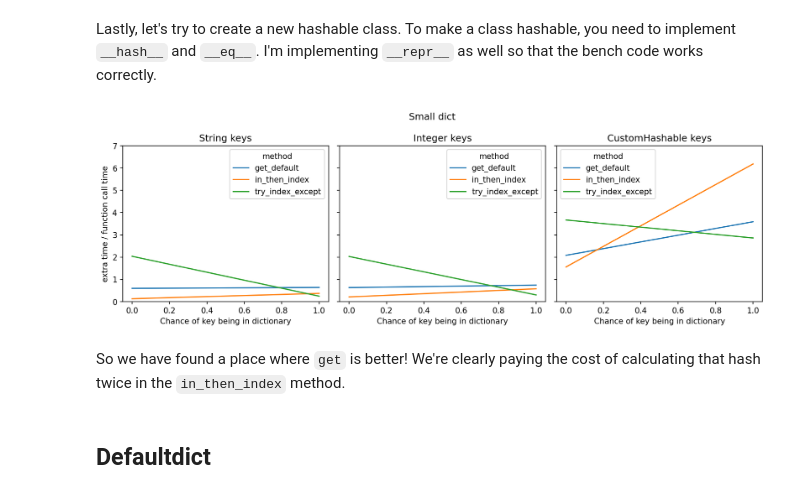
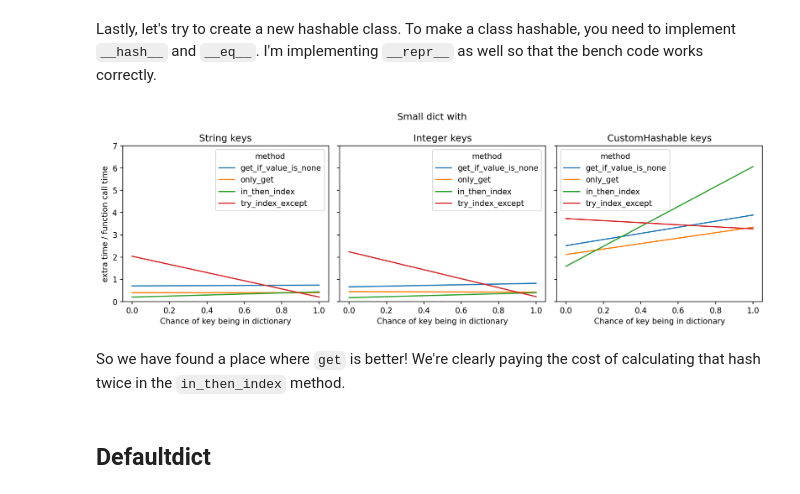
Before and after one commit to alchemyst/performance_comparisons, a Jupyter notebook: Get vs in.ipynb, the cells around one changed output. Cells and saved outputs as stored; diff of their text form; code cells hidden in the pictures.

```diff
--- a/Get vs in.ipynb
+++ b/Get vs in.ipynb
@@ -262,21 +282,22 @@ df_cust = bench(
     dictionary={known: 1},
     lookups=((known, 1), (unknown, 0)),
 )
-# %%
-fig, (ax1, ax2, ax3) = plt.subplots(1, 3, figsize=(12,4), dpi=150, sharey=True)
-plot_ratio(df_string, ax1)
-ax1.set_title('String keys')
-plot_ratio(df_int, ax2)
-ax2.set_title('Integer keys')
-plot_ratio(df_cust, ax3)
-ax3.set_title('CustomHashable keys')
-ax3.set_ylim(top=7)
-plt.suptitle('Small dict')
-plt.tight_layout()
-# %% [output]
-[figure, removed]
-# %% [markdown]
-So we have found a place where `get` is better! We're clearly paying the cost of calculating that hash twice in the `in_then_index` method.
+# %%
+fig, (ax1, ax2, ax3) = plt.subplots(1, 3, figsize=(12,4), dpi=150, sharey=True)
+plot_ratio(df_string, ax1, order=methods)
+ax1.set_title('String keys')
+plot_ratio(df_int, ax2, order=methods)
+ax2.set_title('Integer keys')
+plot_ratio(df_cust, ax3, order=methods)
+ax3.set_title('CustomHashable keys')
+ax3.set_ylim(top=7)
+plt.suptitle('Small dict with')
+plt.tight_layout()
+plt.savefig("output/small_dict_different_types.png")
+# %% [output]
+[figure, added]
+# %% [markdown]
+So we have found a place where `get` is better! We're clearly paying the cost of calculating that hash twice in the `in_then_index` method.
 # %% [markdown]
 ## Defaultdict
 # %% [markdown]
```
Also changed, not shown: parts of 28 cells of this notebook.
